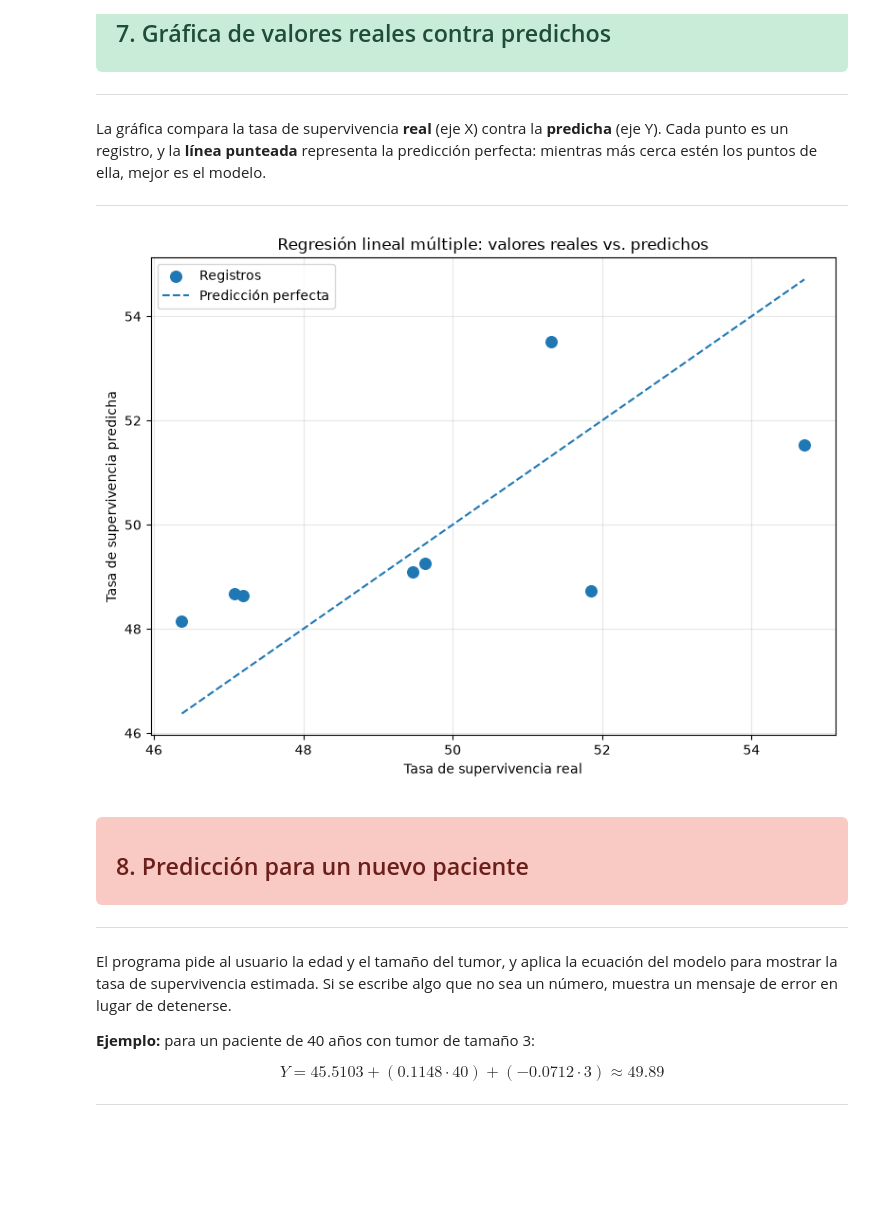
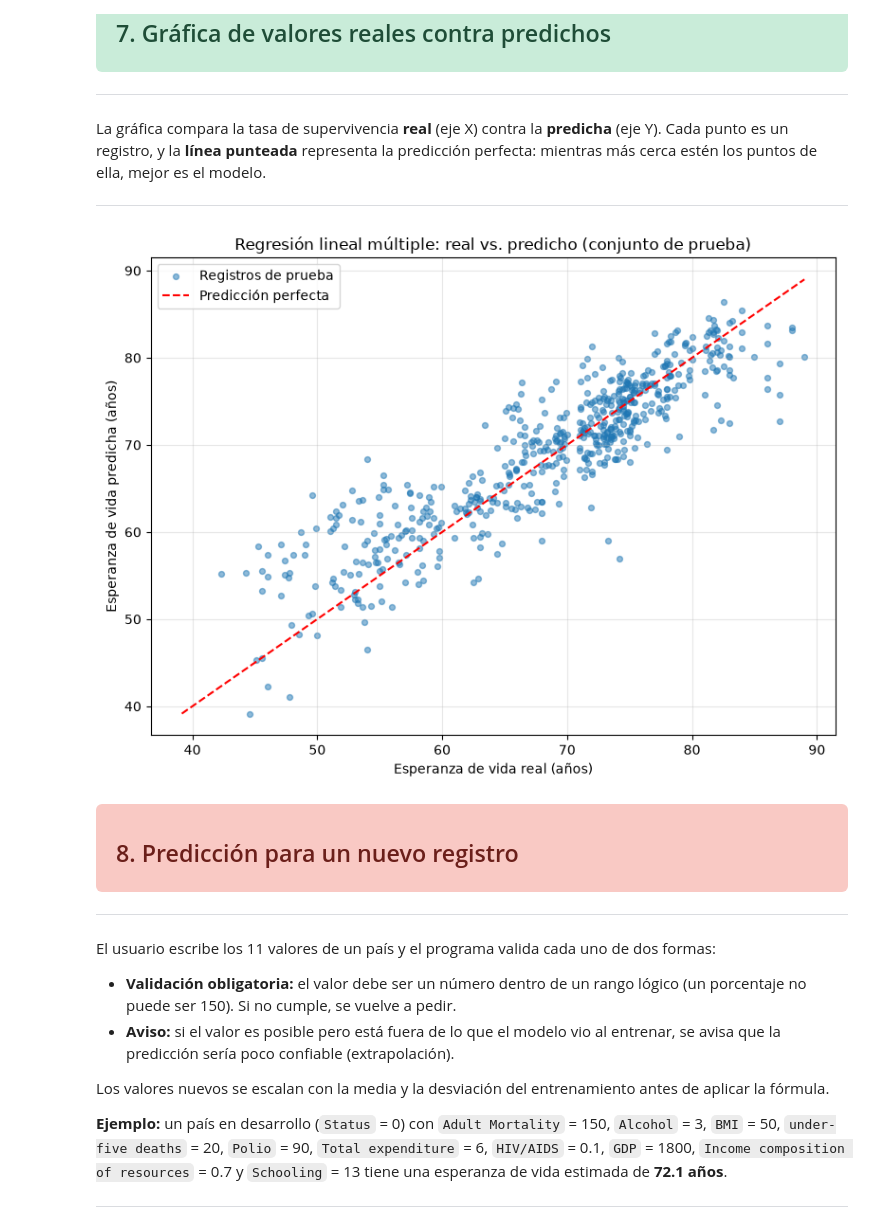
Before and after one commit to YahirHdz17/Proyecto-Ing-Con, a Jupyter notebook: DocumentacionProyecto.ipynb, the cells around one changed output. Saved outputs shown, nothing was run; the diff lists cells and outputs as text; code cells hidden in the pictures; blank space fills up the shorter version.

```diff
--- a/DocumentacionProyecto.ipynb
+++ b/DocumentacionProyecto.ipynb
@@ -361,12 +343,13 @@ $$Error = y - \hat{y}$$
 
 ---
 # %%
-Y_pred = X_matriz @ coeficientes
+# Aplicamos la fórmula a los países de prueba y comparamos con lo que realmente pasó.
+A_test = np.column_stack((np.ones(len(X_test_s)), X_test_s))
+y_pred_train = A_train @ coef
+y_pred = A_test @ coef
 
-resultados = df_Datos.copy()
-resultados["Tasa_Predicha"] = Y_pred
-resultados["Error"] = resultados["Tasa_de_Supervivencia"] - Y_pred
-
-print("\nCOMPARACIÓN: VALORES REALES Y PREDICHOS")
-print(resultados.to_string(index=False))
+resultados = test[[VAR_Y]].copy()
+resultados["Predicha"] = y_pred
+resultados["Error"] = resultados[VAR_Y] - resultados["Predicha"]   # real - predicho
+print(resultados.head(10).round(2).to_string())
 # %% [output]
@@ -432,41 +417,36 @@ La gráfica compara la tasa de supervivencia **real** (eje X) contra la **predic
 
 ---
 # %%
+# Cada punto es un país de prueba. Si el modelo fuera perfecto, todos caerían sobre la línea roja.
 plt.figure(figsize=(8, 6))
-plt.scatter(Y, Y_pred, label="Registros", s=70)
-
-limite_min = min(float(np.min(Y)), float(np.min(Y_pred)))
-limite_max = max(float(np.max(Y)), float(np.max(Y_pred)))
-plt.plot([limite_min, limite_max], [limite_min, limite_max],
-         linestyle="--", label="Predicción perfecta")
-
-plt.xlabel("Tasa de supervivencia real")
-plt.ylabel("Tasa de supervivencia predicha")
-plt.title("Regresión lineal múltiple: valores reales vs. predichos")
-plt.legend()
-plt.grid(True, alpha=0.3)
-plt.tight_layout()
-plt.savefig(CARPETA / "grafica_regresion_multiple.png", dpi=150)
+plt.scatter(y_test, y_pred, s=18, alpha=0.5, label="Registros de prueba")
+lim = [min(y_test.min(), y_pred.min()), max(y_test.max(), y_pred.max())]
+plt.plot(lim, lim, "--", color="red", label="Predicción perfecta")
+plt.xlabel("Esperanza de vida real (años)")
+plt.ylabel("Esperanza de vida predicha (años)")
+plt.title("Regresión lineal múltiple: real vs. predicho (conjunto de prueba)")
+plt.legend(); plt.grid(alpha=0.3); plt.tight_layout()
+plt.savefig(CARPETA / "grafica_real_vs_predicho.png", dpi=150)
 plt.show()
 # %% [output]
-[figure, old version]
+[figure, new version]
 # %% [markdown]
-<a id="nuevo"></a>
-
 <div style="background:#f9c9c4; color:#6b1f1a; padding:10px 20px; border-radius:6px">
 
-## 8. Predicción para un nuevo paciente
+## 8. Predicción para un nuevo registro
 
 </div>
 
 ---
 
-El programa pide al usuario la edad y el tamaño del tumor, y aplica la ecuación del modelo para mostrar la tasa de supervivencia estimada. Si se escribe algo que no sea un número, muestra un mensaje de error en lugar de detenerse.
+El usuario escribe los 11 valores de un país y el programa valida cada uno de dos formas:
 
-**Ejemplo:** para un paciente de 40 años con tumor de tamaño 3:
+* **Validación obligatoria:** el valor debe ser un número dentro de un rango lógico (un porcentaje no puede ser 150). Si no cumple, se vuelve a pedir.
+* **Aviso:** si el valor es posible pero está fuera de lo que el modelo vio al entrenar, se avisa que la predicción sería poco confiable (extrapolación).
 
-$$Y = 45.5103 + (0.1148 \cdot 40) + (-0.0712 \cdot 3) \approx 49.89$$
+Los valores nuevos se escalan con la media y la desviación del entrenamiento antes de aplicar la fórmula.
 
+**Ejemplo:** un país en desarrollo (`Status` = 0) con `Adult Mortality` = 150, `Alcohol` = 3, `BMI` = 50, `under-five deaths` = 20, `Polio` = 90, `Total expenditure` = 6, `HIV/AIDS` = 0.1, `GDP` = 1800, `Income composition of resources` = 0.7 y `Schooling` = 13 tiene una esperanza de vida estimada de **72.1 años**.
 
 ---
 # %%
```
Also changed, not shown: parts of 19 cells of this notebook, 2 other files.
